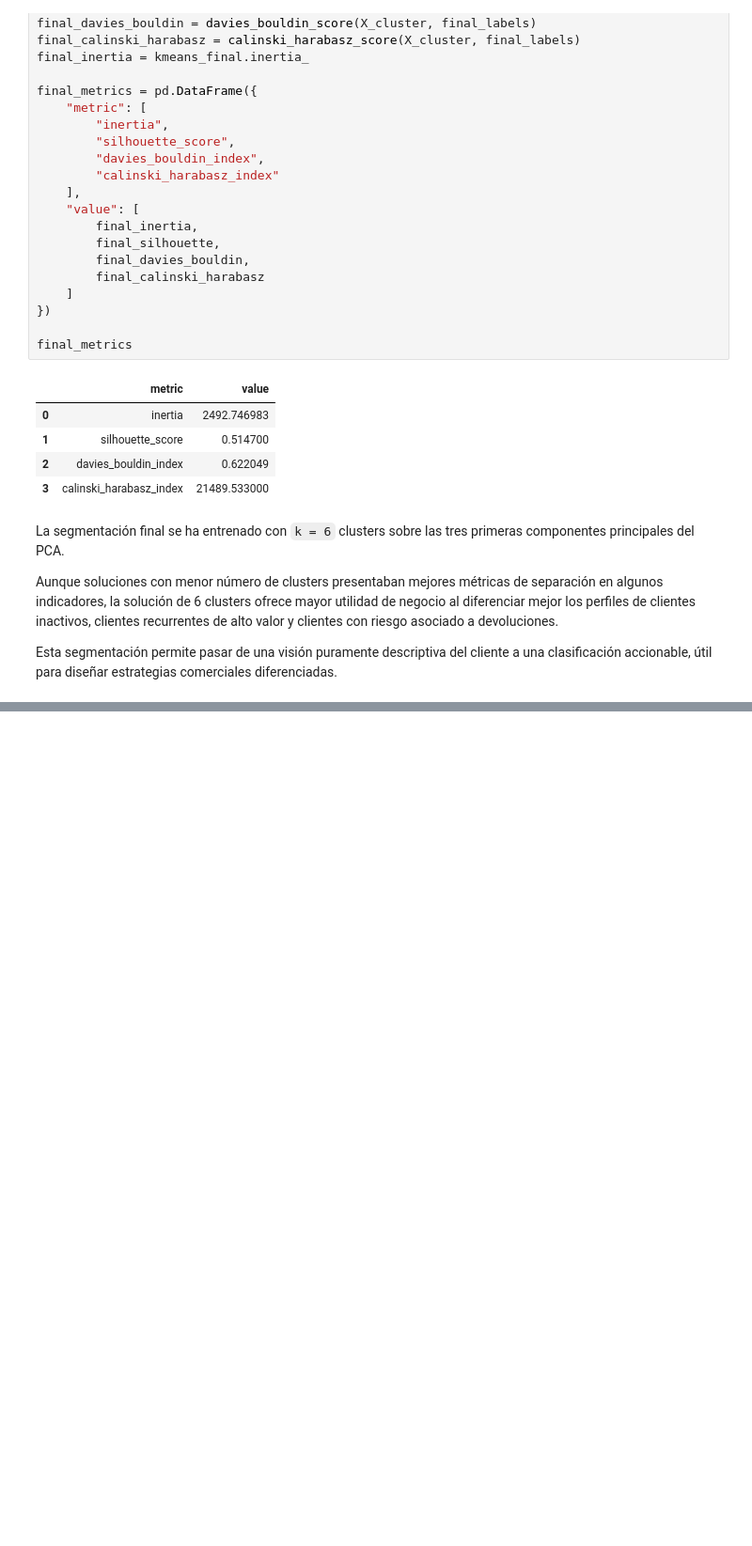
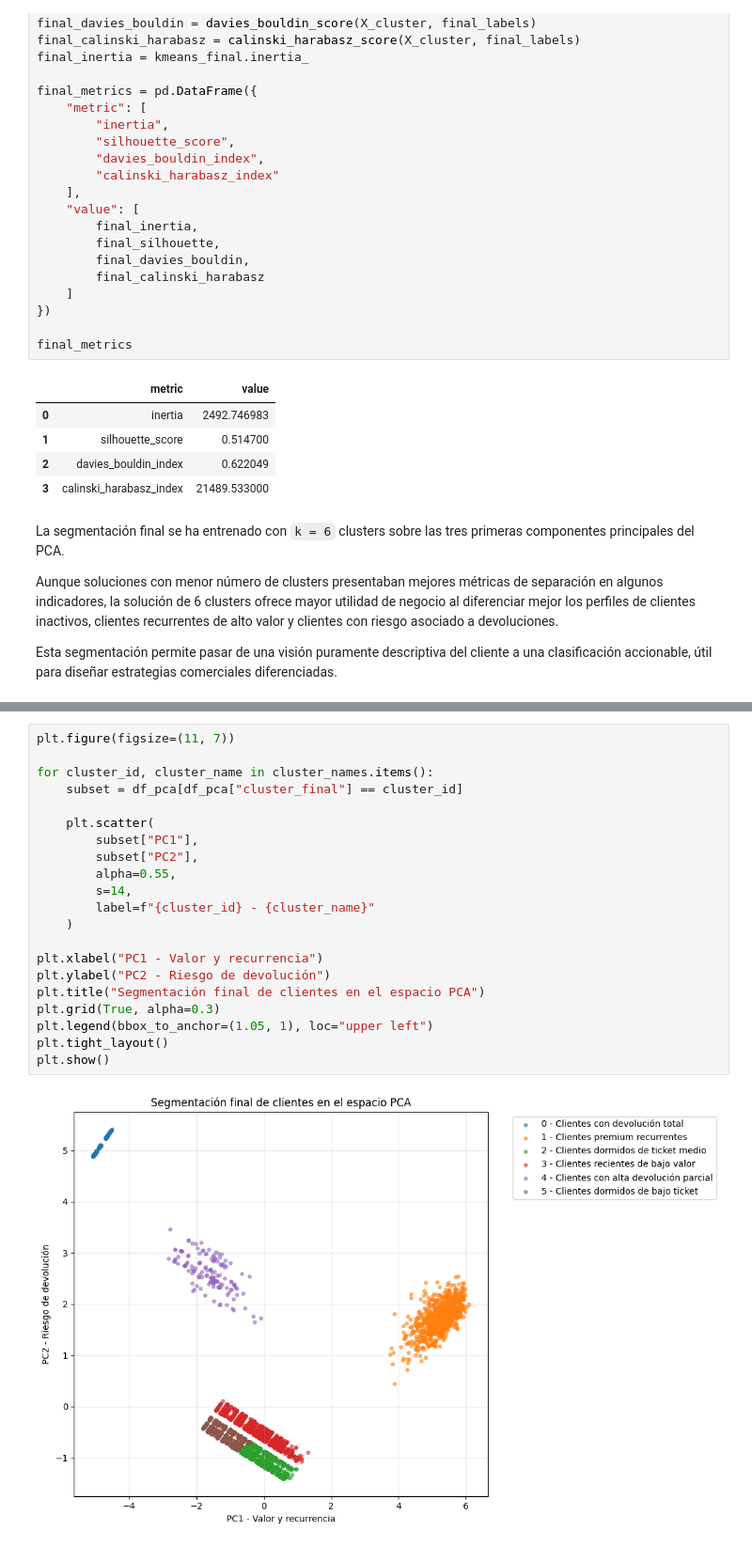
Before and after one commit to luciacantos/trabajofinal_gestion, a Jupyter notebook: notebooks/pca_clustering_clientes.ipynb, the cells around one changed output, grey strips where cells are left out. Shown at 94% size. Cells and saved outputs as stored; diff of their text form; blank space fills up the shorter version.

```diff
--- a/notebooks/pca_clustering_clientes.ipynb
+++ b/notebooks/pca_clustering_clientes.ipynb
@@ -1160,0 +1202,23 @@ Esta segmentación permite pasar de una visión puramente descriptiva del client
+# %%
+plt.figure(figsize=(11, 7))
+
+for cluster_id, cluster_name in cluster_names.items():
+    subset = df_pca[df_pca["cluster_final"] == cluster_id]
+
+    plt.scatter(
+        subset["PC1"],
+        subset["PC2"],
+        alpha=0.55,
+        s=14,
+        label=f"{cluster_id} - {cluster_name}"
+    )
+
+plt.xlabel("PC1 - Valor y recurrencia")
+plt.ylabel("PC2 - Riesgo de devolución")
+plt.title("Segmentación final de clientes en el espacio PCA")
+plt.grid(True, alpha=0.3)
+plt.legend(bbox_to_anchor=(1.05, 1), loc="upper left")
+plt.tight_layout()
+plt.show()
+# %% [output]
+[figure, added]
```
Also changed, not shown: parts of 16 cells of this notebook, 1 other file.
